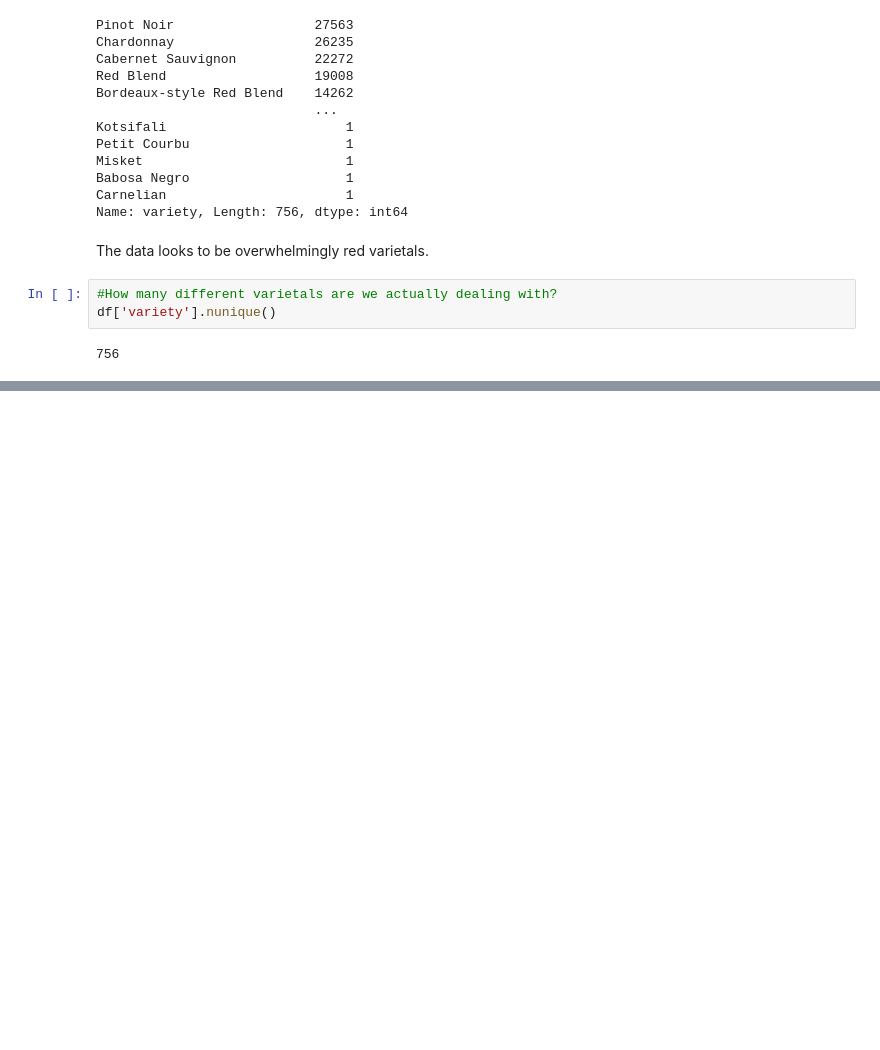
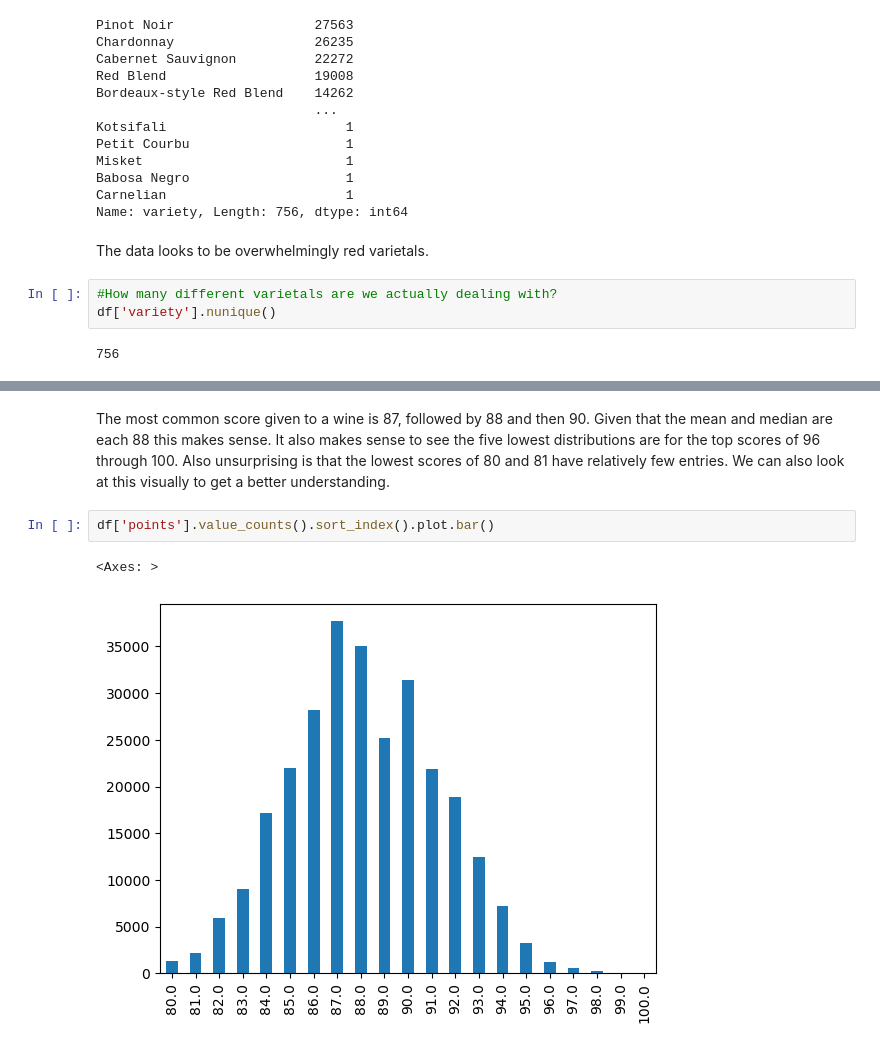
Before and after one commit to dancing-badger/Capstone-2, a Jupyter notebook: What Price for Wine.ipynb, the cells around one changed output, grey strips where cells are left out. Saved outputs shown, nothing was run; the diff lists cells and outputs as text; blank space fills up the shorter version.

Commit message:
Adding visualizations

```diff
--- a/What Price for Wine.ipynb
+++ b/What Price for Wine.ipynb
@@ -138,0 +191,7 @@ df['variety'].nunique()
+# %% [markdown]
+The most common score given to a wine is 87, followed by 88 and then 90. Given that the mean and median are each 88 this makes sense. It also makes sense to see the five lowest distributions are for the top scores of 96 through 100. Also unsurprising is that the lowest scores of 80 and 81 have relatively few entries. We can also look at this visually to get a better understanding.
+# %%
+df['points'].value_counts().sort_index().plot.bar()
+# %% [output]
+<Axes: >
+[figure, added]
```
Also changed, not shown: parts of 18 cells of this notebook, 2 other files.
